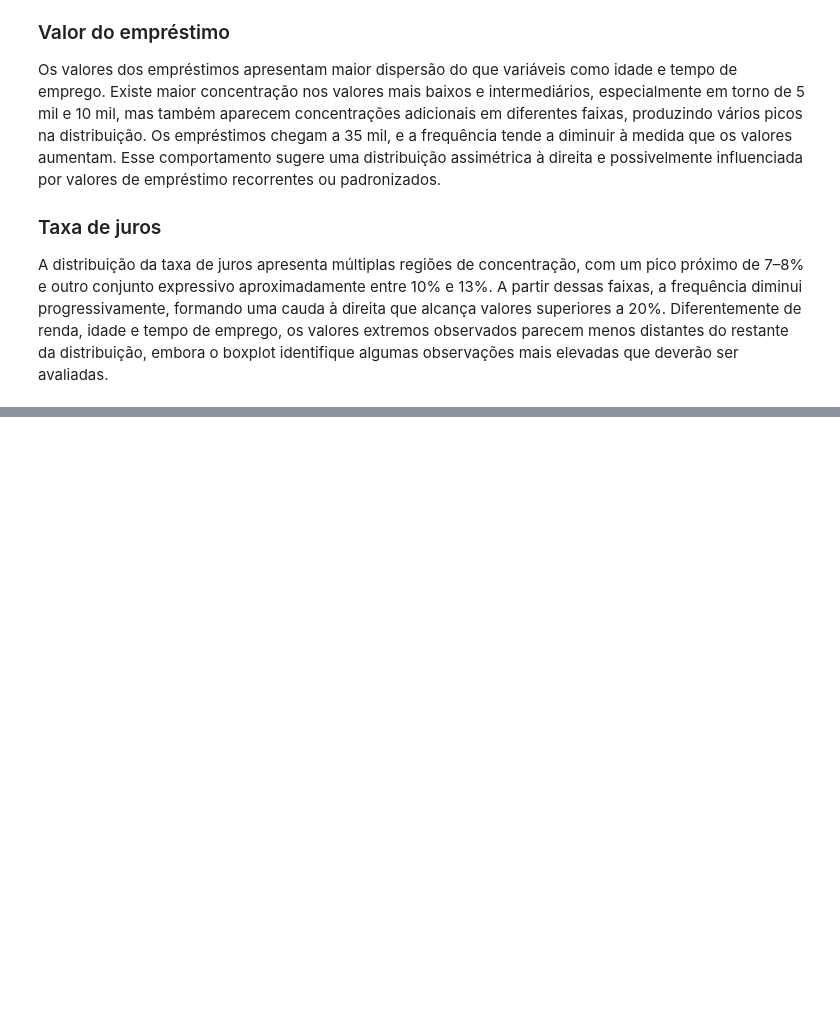
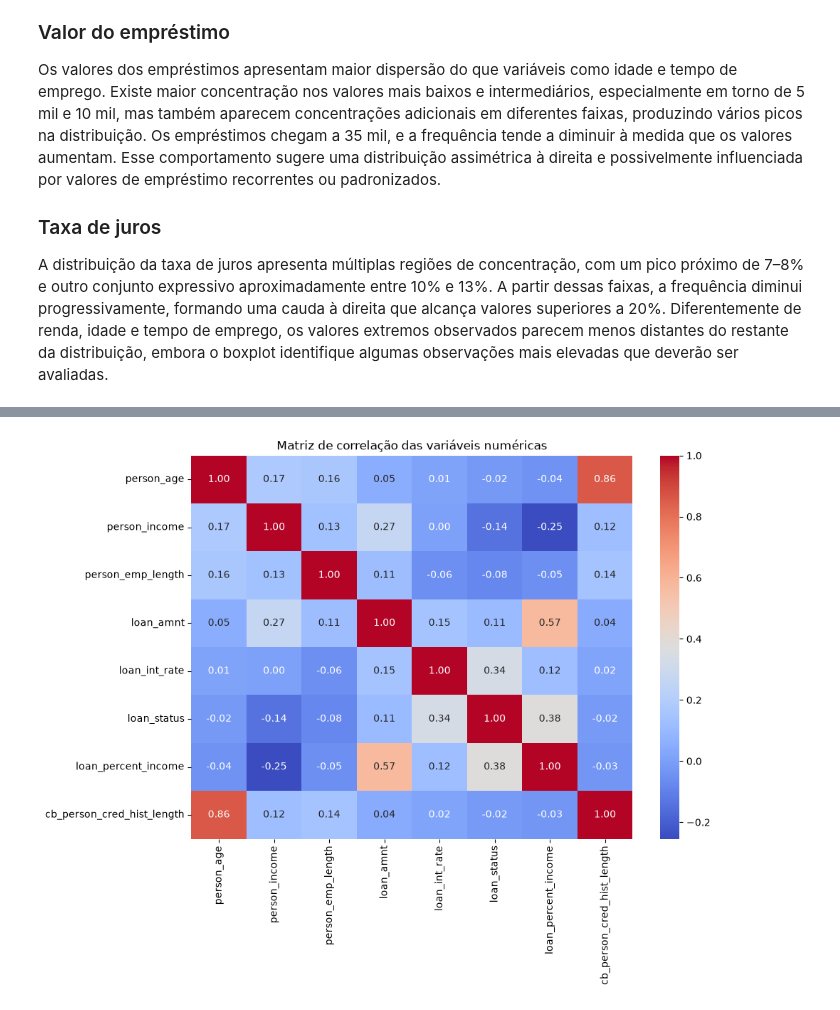
Before and after one commit to FCASSINI/Mini_projeto_avaliativo-02_SC_tech, a Jupyter notebook: notebook/01_eda_credit_risk.ipynb, the cells around one changed output, grey strips where cells are left out. Cells and saved outputs as stored; diff of their text form; code cells hidden in the pictures; blank space fills up the shorter version.

Commit message:
"feat: conclui analise exploratoria dos dados de credito"

```diff
--- a/notebook/01_eda_credit_risk.ipynb
+++ b/notebook/01_eda_credit_risk.ipynb
@@ -443,0 +587,19 @@ A distribuição da taxa de juros apresenta múltiplas regiões de concentraçã
+# %%
+dados_numericos = df.select_dtypes(include="number")
+
+correlacao = dados_numericos.corr()
+
+plt.figure(figsize=(10, 7))
+
+sns.heatmap(
+    correlacao,
+    annot=True,
+    fmt=".2f",
+    cmap="coolwarm"
+)
+
+plt.title("Matriz de correlação das variáveis numéricas")
+
+plt.show()
+# %% [output]
+[figure, added]
```
Also changed, not shown: parts of 9 cells of this notebook.
